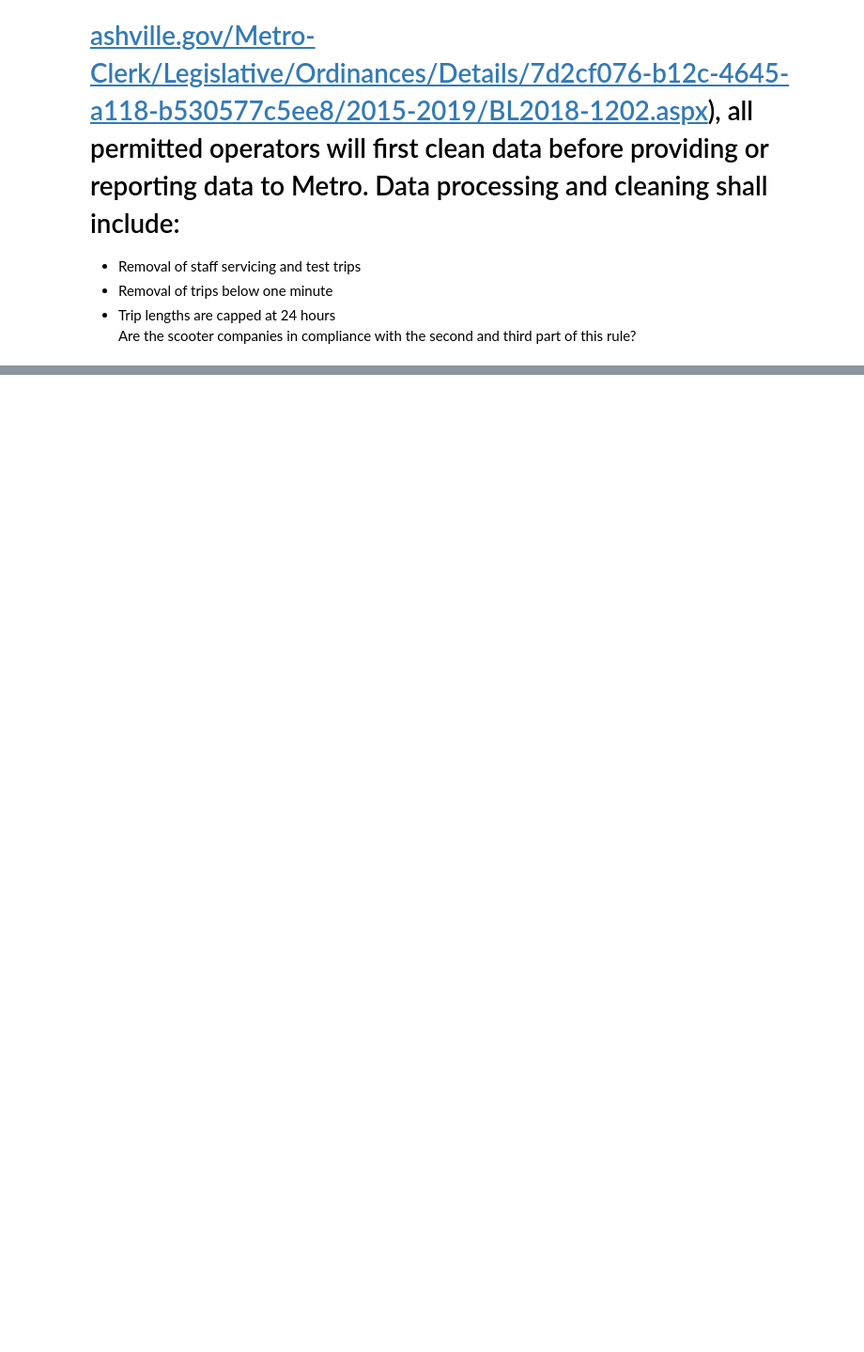
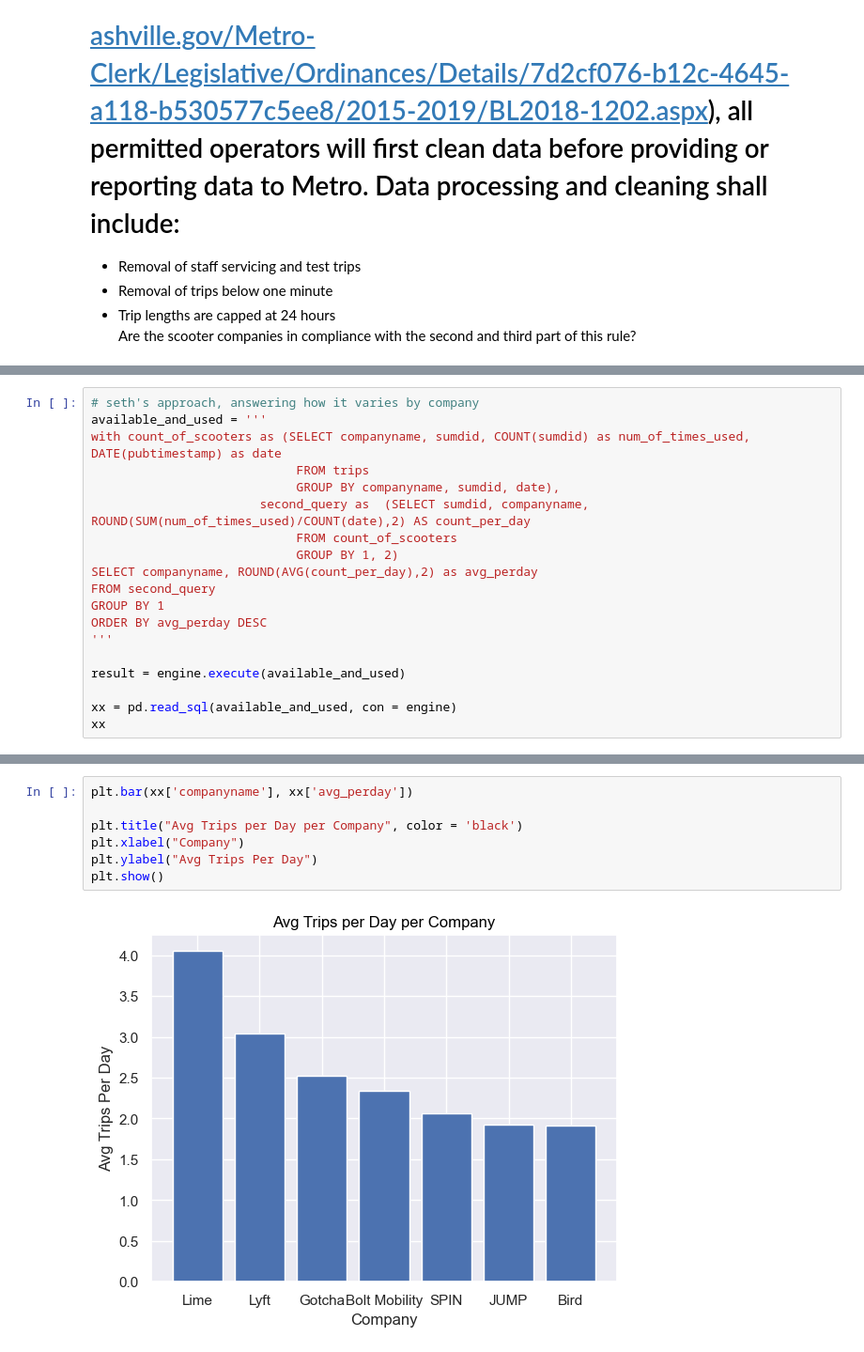
Before and after one commit to NSS-Data-Analytics-Cohort-8/scooter-partner1-whenhugocallsuspythonistas, a Jupyter notebook: notebooks/eda.ipynb, the cells around one changed output, grey strips where cells are left out. Shown: that part at 94% size. Cells and saved outputs as stored; diff of their text form; blank space fills up the shorter version.

```diff
--- a/notebooks/eda.ipynb
+++ b/notebooks/eda.ipynb
@@ -160,0 +243,19 @@ t_oo_c
+# %%
+# seth's approach, answering how it varies by company
+available_and_used = '''
+with count_of_scooters as (SELECT companyname, sumdid, COUNT(sumdid) as num_of_times_used, DATE(pubtimestamp) as date
+                            FROM trips
+                            GROUP BY companyname, sumdid, date),
+					   second_query as	(SELECT sumdid, companyname, ROUND(SUM(num_of_times_used)/COUNT(date),2) AS count_per_day
+							FROM count_of_scooters
+							GROUP BY 1, 2)
+SELECT companyname, ROUND(AVG(count_per_day),2) as avg_perday
+FROM second_query
+GROUP BY 1
+ORDER BY avg_perday DESC
+'''
+
+result = engine.execute(available_and_used)
+
+xx = pd.read_sql(available_and_used, con = engine)
+xx
@@ -160,0 +271,9 @@ t_oo_c
+# %%
+plt.bar(xx['companyname'], xx['avg_perday'])
+
+plt.title("Avg Trips per Day per Company", color = 'black')
+plt.xlabel("Company")
+plt.ylabel("Avg Trips Per Day")
+plt.show()
+# %% [output]
+[figure, added]
```
Also changed, not shown: parts of 10 cells of this notebook.
